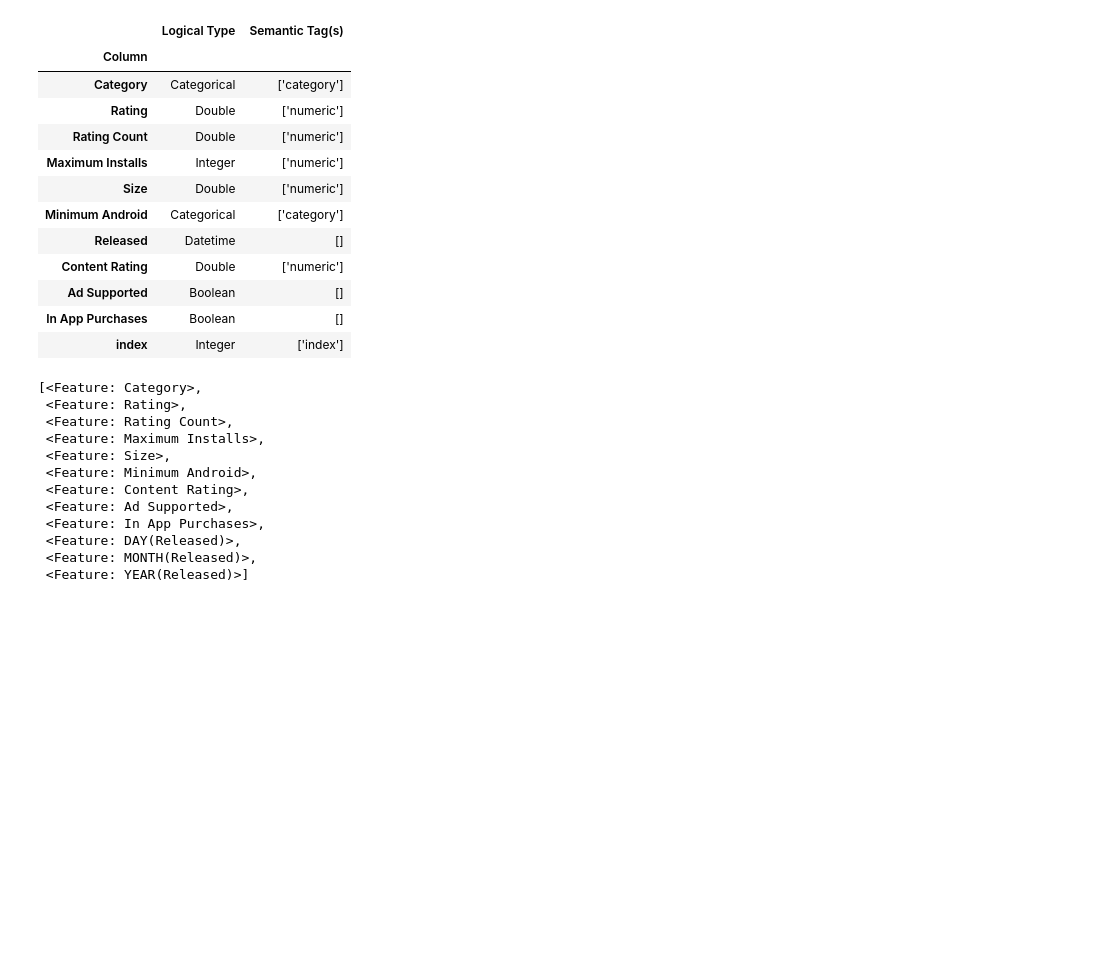
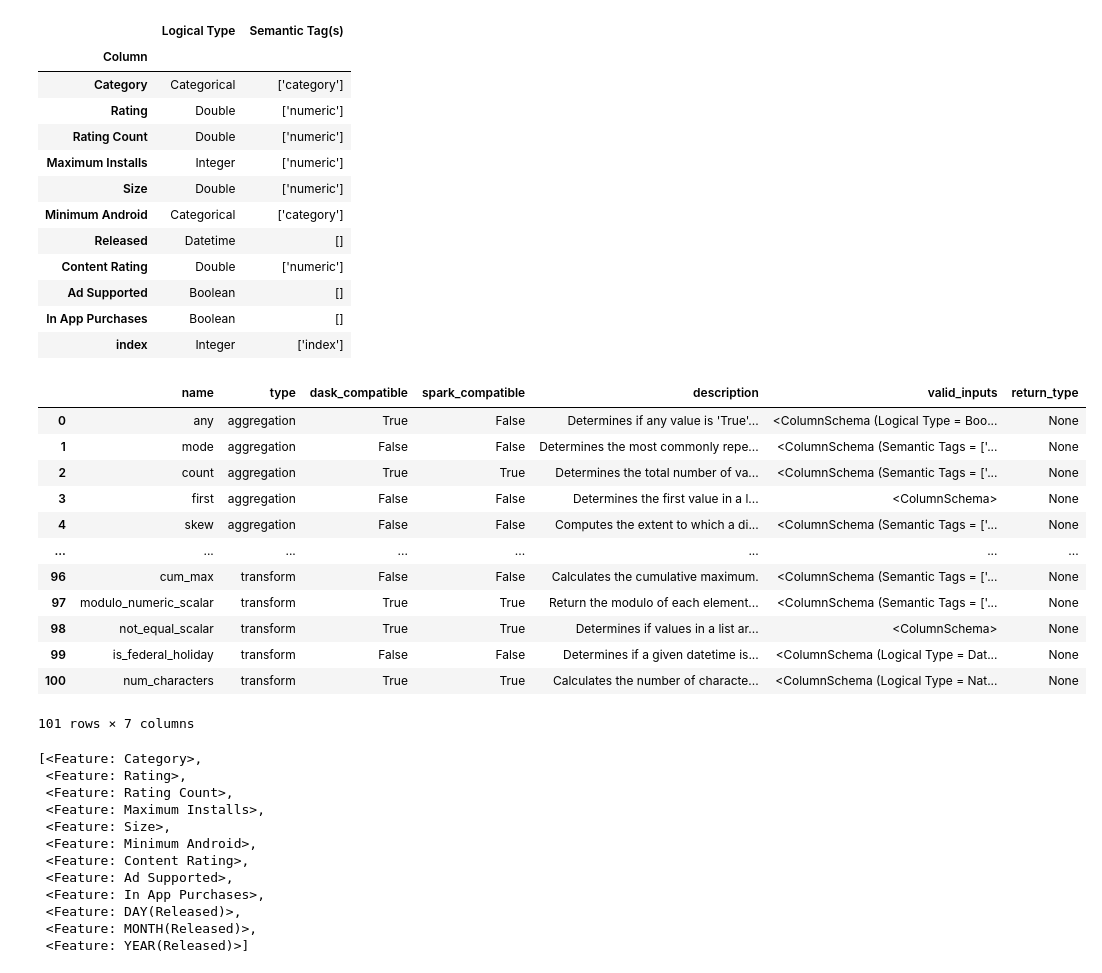
Before and after one commit to agtmwebtoon/automl-data-science, a Jupyter notebook: preprocessing.ipynb, the cells around one changed output. Saved outputs shown, nothing was run; the diff lists cells and outputs as text; code cells hidden in the pictures; blank space fills up the shorter version.

```diff
--- a/preprocessing.ipynb
+++ b/preprocessing.ipynb
@@ -103,6 +156,23 @@ es["store_log"].ww.schema
 | Ad Supported | Boolean | [] |
 | In App Purchases | Boolean | [] |
 | index | Integer | ['index'] |
+# %%
+pd.set_option('display.max_rows', 20)
+ft.list_primitives()
+# %% [output]
+|  | name | type | dask_compatible | spark_compatible | description | valid_inputs | return_type |
+| 0 | any | aggregation | True | False | Determines if any value is 'True'... | <ColumnSchema (Logical Type = Boo... | None |
+| 1 | mode | aggregation | False | False | Determines the most commonly repe... | <ColumnSchema (Semantic Tags = ['... | None |
+| 2 | count | aggregation | True | True | Determines the total number of va... | <ColumnSchema (Semantic Tags = ['... | None |
+| 3 | first | aggregation | False | False | Determines the first value in a l... | <ColumnSchema> | None |
+| 4 | skew | aggregation | False | False | Computes the extent to which a di... | <ColumnSchema (Semantic Tags = ['... | None |
+| ... | ... | ... | ... | ... | ... | ... | ... |
+| 96 | cum_max | transform | False | False | Calculates the cumulative maximum. | <ColumnSchema (Semantic Tags = ['... | None |
+| 97 | modulo_numeric_scalar | transform | True | True | Return the modulo of each element... | <ColumnSchema (Semantic Tags = ['... | None |
+| 98 | not_equal_scalar | transform | True | True | Determines if values in a list ar... | <ColumnSchema> | None |
+| 99 | is_federal_holiday | transform | False | False | Determines if a given datetime is... | <ColumnSchema (Logical Type = Dat... | None |
+| 100 | num_characters | transform | True | True | Calculates the number of characte... | <ColumnSchema (Logical Type = Nat... | None |
+101 rows × 7 columns
 # %%
 '''
 
```
Also changed, not shown: parts of 5 cells of this notebook.
